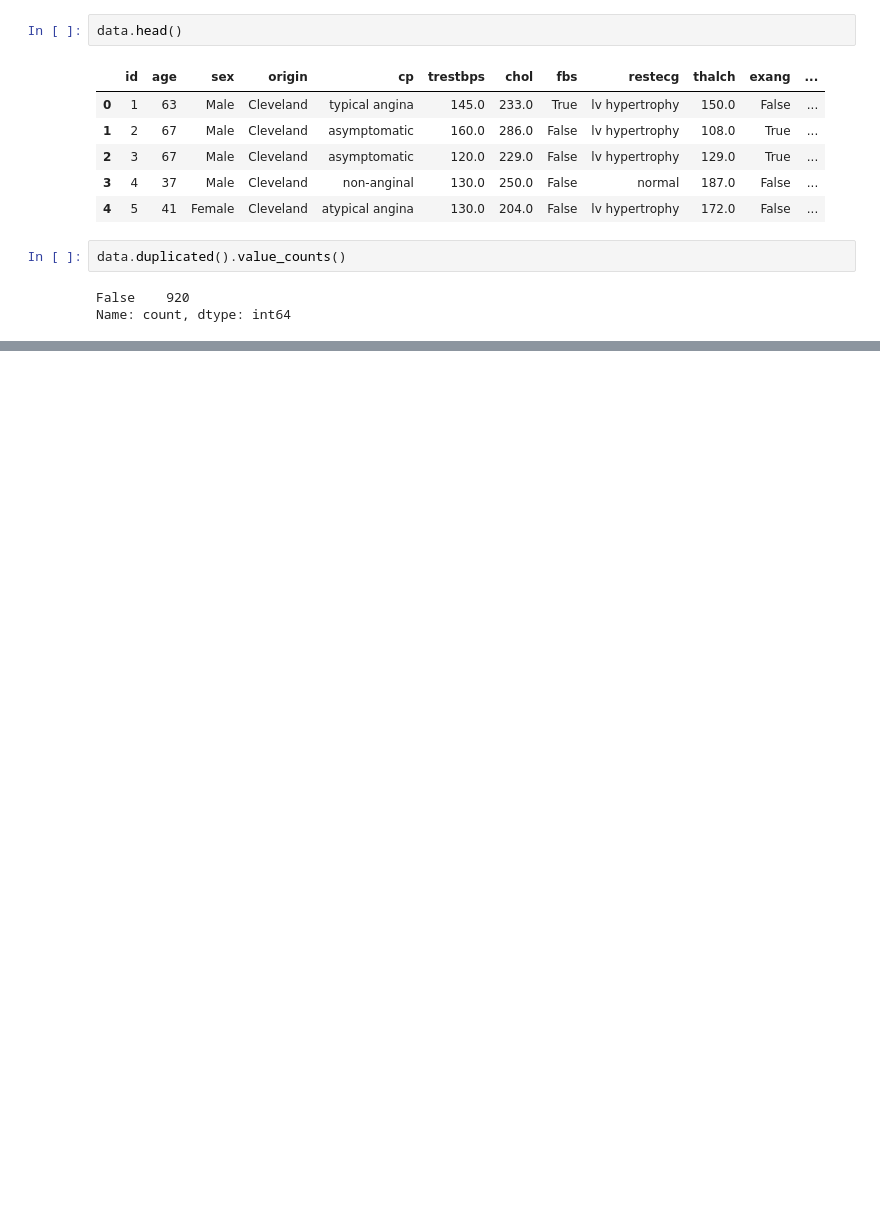
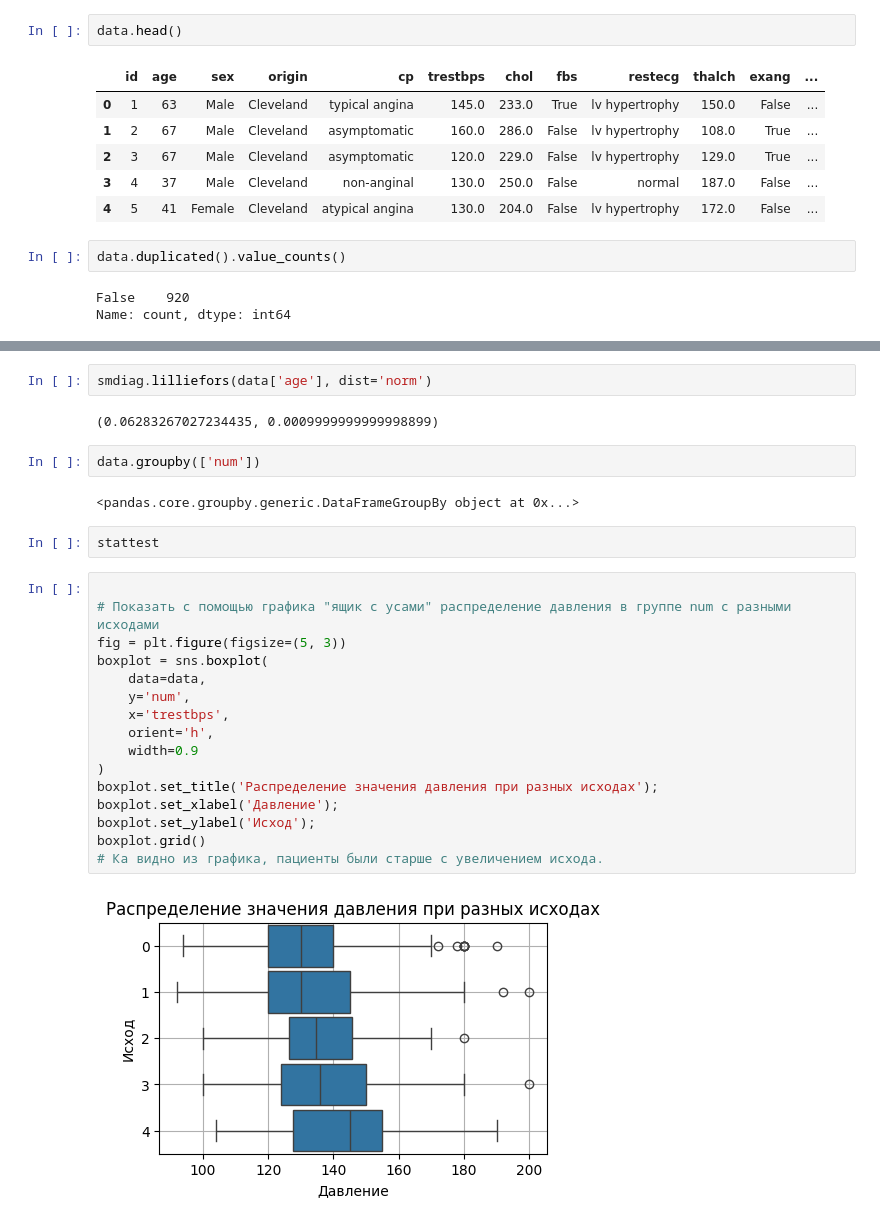
Before and after one commit to olesyaRU/OlesyaRuban, a Jupyter notebook: Итоговый проект2/heart_disease.ipynb, the cells around one changed output, grey strips where cells are left out. Drawn from its saved outputs; the diff is of its cells as text; blank space fills up the shorter version.

```diff
--- a/Итоговый проект2/heart_disease.ipynb
+++ b/Итоговый проект2/heart_disease.ipynb
@@ -128,0 +373,28 @@ ModuleNotFoundError: No module named 'scipy'
+# %%
+smdiag.lilliefors(data['age'], dist='norm')
+# %% [output]
+(0.06283267027234435, 0.0009999999999998899)
+# %%
+data.groupby(['num'])
+# %% [output]
+<pandas.core.groupby.generic.DataFrameGroupBy object at 0x...>
+# %%
+stattest
+# %%
+
+# Показать с помощью графика "ящик с усами" распределение давления в группе num с разными исходами
+fig = plt.figure(figsize=(5, 3))
+boxplot = sns.boxplot(
+    data=data,
+    y='num',
+    x='trestbps',
+    orient='h',
+    width=0.9
+)
+boxplot.set_title('Распределение значения давления при разных исходах');
+boxplot.set_xlabel('Давление');
+boxplot.set_ylabel('Исход');
+boxplot.grid()
+# Ка видно из графика, пациенты были старше c увеличением исхода.
+# %% [output]
+[figure, added]
```
Also changed, not shown: parts of 32 cells of this notebook, 3 other files.
